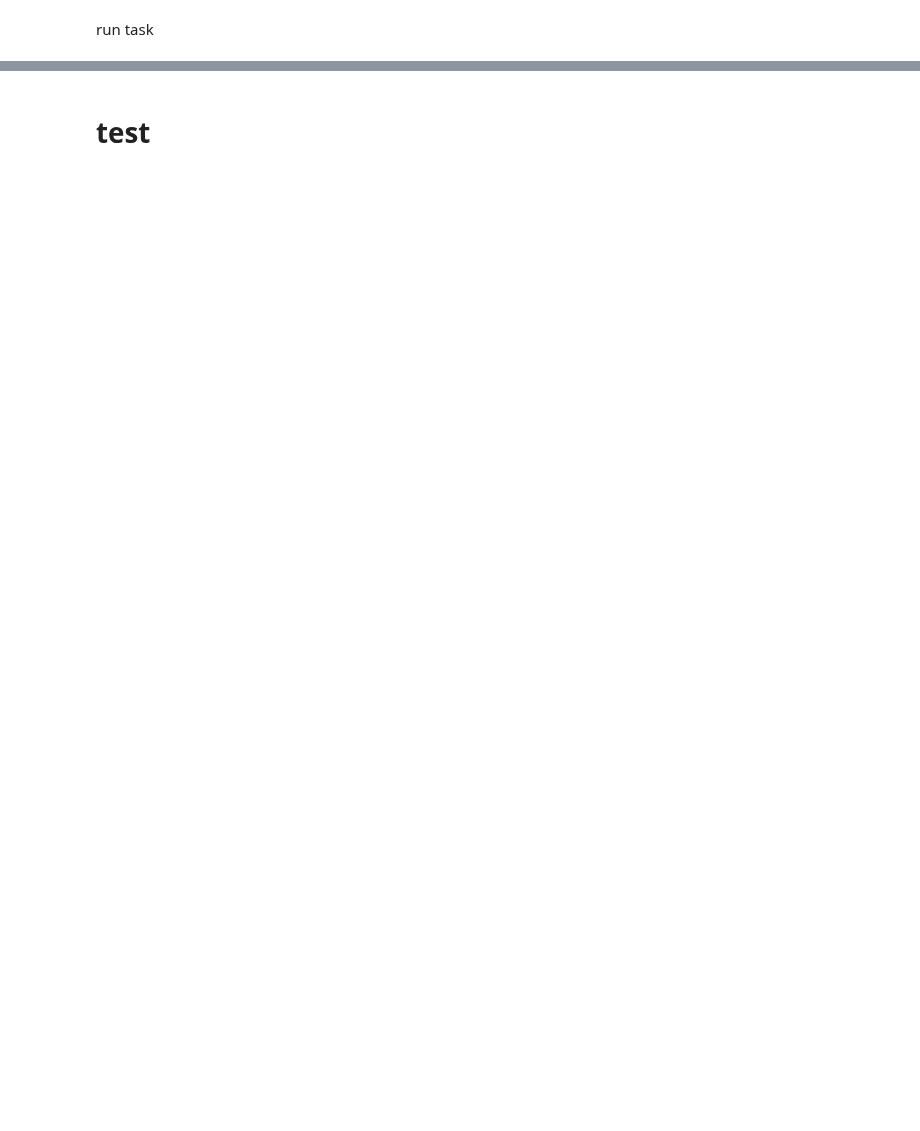
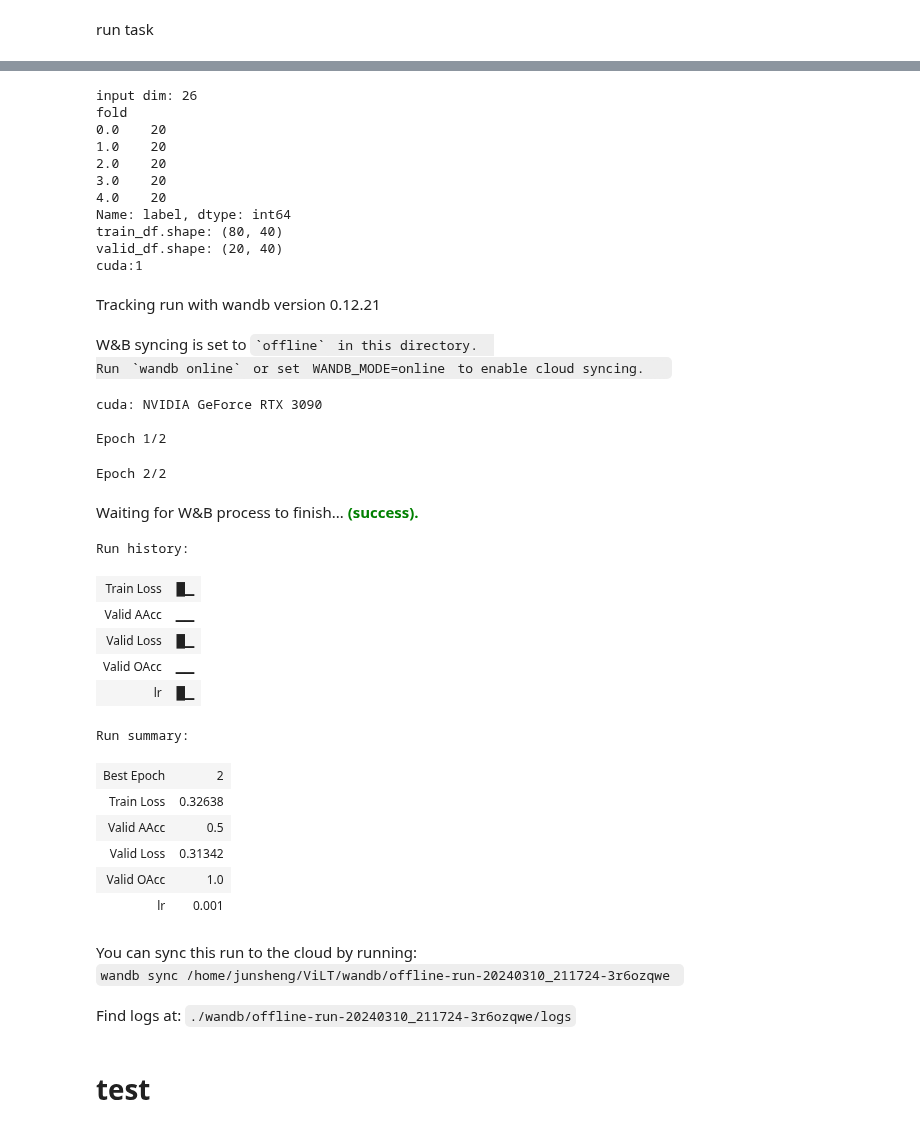
Before and after one commit to caodonghui426/MoE-ViST, a Jupyter notebook: my_vilt_total_off_road.ipynb, the cells around one changed output, grey strips where cells are left out. Saved outputs shown, nothing was run; the diff lists cells and outputs as text; code cells hidden in the pictures; blank space fills up the shorter version.

```diff
--- a/my_vilt_total_off_road.ipynb
+++ b/my_vilt_total_off_road.ipynb
@@ -159,9 +159,9 @@ def fetch_df(label_col):
     Returns:
         _type_: DataFrame
     """
-    df_off_road = pd.read_csv("/home/junsheng/ViLT/data/off_road_tsm1_label.csv")
-    # df_off_road['image_path'] = df_off_road['file_path'].map(lambda x:os.path.join('/home/junsheng/data/off_road/Images/Images',x))
-    df_off_road['image_path'] = df_off_road['file_path'].map(lambda x:os.path.join('/mnt/data/junsheng/data/off_road/Images/Images',x))
+    df_off_road = pd.read_csv("/home/junsheng/ViLT/data/off_road_tsm2_label.csv")
+    df_off_road['image_path'] = df_off_road['file_path'].map(lambda x:os.path.join('/home/junsheng/data/off_road/Images/Images',x))
+    # df_off_road['image_path'] = df_off_road['file_path'].map(lambda x:os.path.join('/mnt/data/junsheng/data/off_road/Images/Images',x))
 
     df_off_road['label'] = df_off_road[label_col]
     df_off_road = df_off_road.dropna()
@@ -372,8 +356,8 @@ def get_mean_std_value(loader):
     # 计算标准差
     std = (data_squared_sum/num_batches - mean**2)**0.5
     return mean,std
-df = fetch_df(config.label_col)
-df = creat_folds(df)
+# df = fetch_df(config.label_col)
+# df = creat_folds(df)
 # train_loader,_ = fetch_dataloader(fold=0,df=df)
 # mean,std = get_mean_std_value(train_loader)
 # print('mean = {},std = {}'.format(mean,std))
@@ -408,6 +383,7 @@ from models.RiceFusionCNN import *
 from models.BilinearPooling import *
 from models.CompactBilinearPoolingRMP import *
 from models.CompactBilinearPoolingTSP import *
+from models.SemanticEstimation import SemanticEstimation
 
 def build_model(model_name: str,pre_train):
     if model_name[:6] == "resnet50":
@@ -505,7 +481,8 @@ def build_model(model_name: str,pre_train):
         return CompactBilinearPoolingRMP(sensor_nums=config.senser_input_num,config=config)
     if model_name == "CompactBilinearPoolingTSP":
         return CompactBilinearPoolingTSP(sensor_nums=config.senser_input_num,config=config)
-
+    if model_name == "SemanticEstimation":
+        return SemanticEstimation(sensor_class_n=config.senser_input_num,output_class_n = config.class_num,config=config)
     raise Exception("模型未定义")
 # %% [markdown]
 # 损失函数
@@ -829,6 +888,2 @@ task_dict = {
 # %% [markdown]
 run task
-# %%
-task = task_dict["tsm1_k3"]
-config.class_num = 3
-run(task["label_col"],task["model_name"],task["wandb_name"],task["sensor_only"])
@@ -855,3 +890,58 @@ KeyboardInterrupt:
+# %%
+# task = task_dict["tsm2_original"]
+# config.class_num = 4
+# run(task["label_col"],task["model_name"],task["wandb_name"],task["sensor_only"])
+
+# task = task_dict["tsm2_k2"]
+# config.class_num = 2
+# run(task["label_col"],task["model_name"],task["wandb_name"],task["sensor_only"])
+task = semantic_task_dict["tsm2_k2"]
+config.class_num = 2
+run(task["label_col"],task["model_name"],task["wandb_name"],task["sensor_only"])
+
+# task = task_dict["tsm2_k3"]
+# config.class_num = 3
+# run(task["label_col"],task["model_name"],task["wandb_name"],task["sensor_only"])
+
+# task = vist_task_dict["tsm2_k4"]
+# config.class_num = 4
+# run(task["label_col"],task["model_name"],task["wandb_name"],task["sensor_only"])
+# %% [output]
+input dim: 26
+fold
+0.0    20
+1.0    20
+2.0    20
+3.0    20
+4.0    20
+Name: label, dtype: int64
+train_df.shape: (80, 40)
+valid_df.shape: (20, 40)
+cuda:1
+Tracking run with wandb version 0.12.21
+W&B syncing is set to `offline` in this directory.
+Run `wandb online` or set WANDB_MODE=online to enable cloud syncing.
+cuda: NVIDIA GeForce RTX 3090
+
+Epoch 1/2
+Epoch 2/2
+Waiting for W&B process to finish... (success).
+Run history:
+| Train Loss | █▁ |
+| Valid AAcc | ▁▁ |
+| Valid Loss | █▁ |
+| Valid OAcc | ▁▁ |
+| lr | █▁ |
+Run summary:
+| Best Epoch | 2 |
+| Train Loss | 0.32638 |
+| Valid AAcc | 0.5 |
+| Valid Loss | 0.31342 |
+| Valid OAcc | 1.0 |
+| lr | 0.001 |
+You can sync this run to the cloud by running:
+wandb sync /home/junsheng/ViLT/wandb/offline-run-20240310_211724-3r6ozqwe
+Find logs at: ./wandb/offline-run-20240310_211724-3r6ozqwe/logs
 # %% [markdown]
 #  test
 # %%
```
Also changed, not shown: parts of 7 cells of this notebook, 7 other files.
